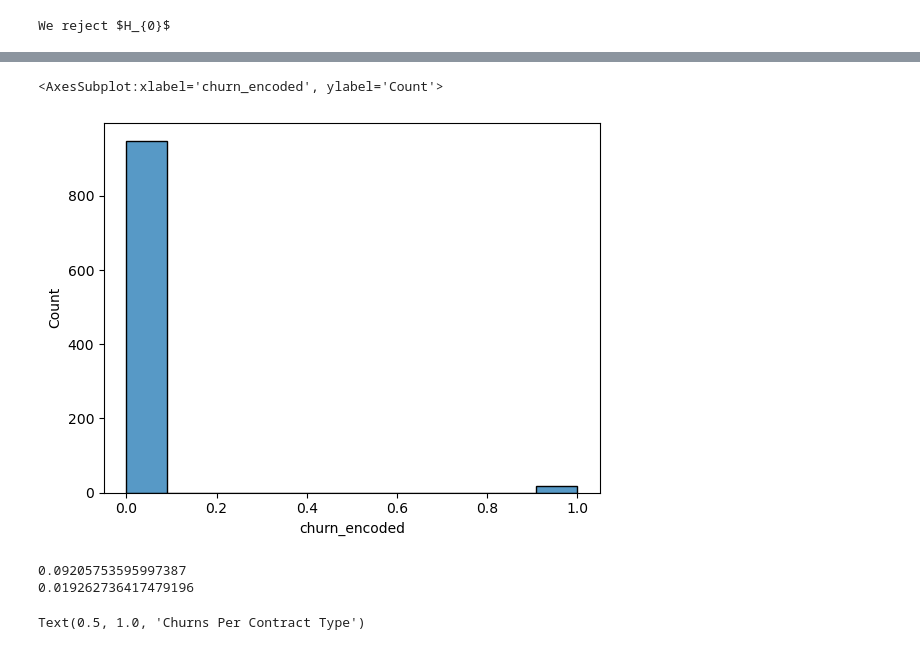
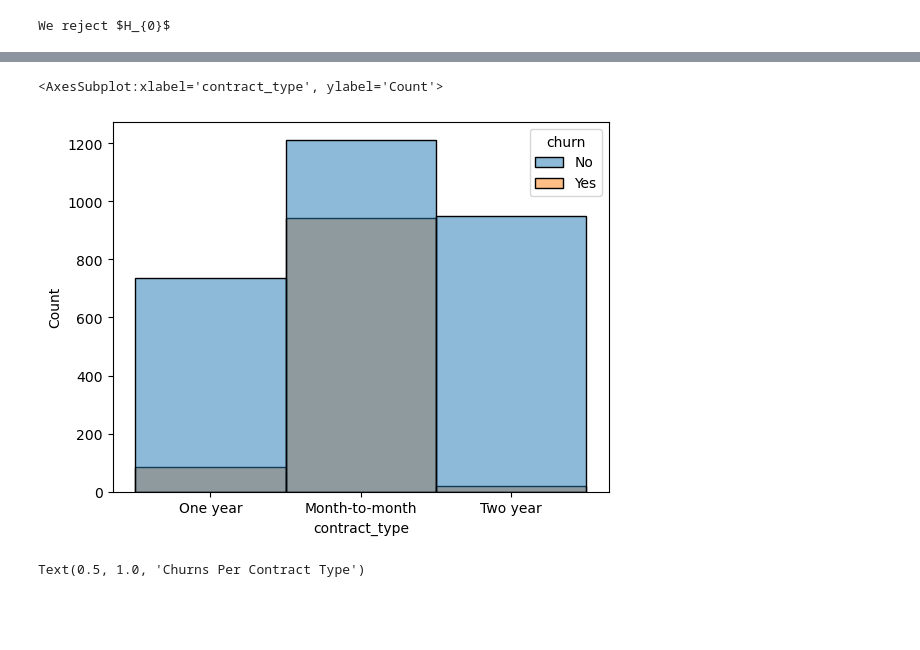
Before and after one commit to EstebanHernandez0/Predicting_Customer_Status, a Jupyter notebook: Explore.ipynb, the cells around one changed output, grey strips where cells are left out. Cells and saved outputs as stored; diff of their text form; code cells hidden in the pictures; blank space fills up the shorter version.

```diff
--- a/Explore.ipynb
+++ b/Explore.ipynb
@@ -365,14 +373,8 @@ two_year_contract
 # %%
-sns.histplot(data= two_year_contract, x= 'churn_encoded')
+sns.histplot(data= train, x= 'contract_type', hue= 'churn')
 # %% [output]
-<AxesSubplot:xlabel='churn_encoded', ylabel='Count'>
+<AxesSubplot:xlabel='contract_type', ylabel='Count'>
-[figure, old version]
+[figure, new version]
-# %%
-print(one_year_contract.churn_encoded.var())
-print(two_year_contract.churn_encoded.var())
-# %% [output]
-0.09205753595997387
-0.019262736417479196
 # %%
 sns.countplot(data= train, x= 'churn_encoded', hue= 'contract_type')
 plt.title('Churns Per Contract Type')
```
Also changed, not shown: parts of 15 cells of this notebook.
